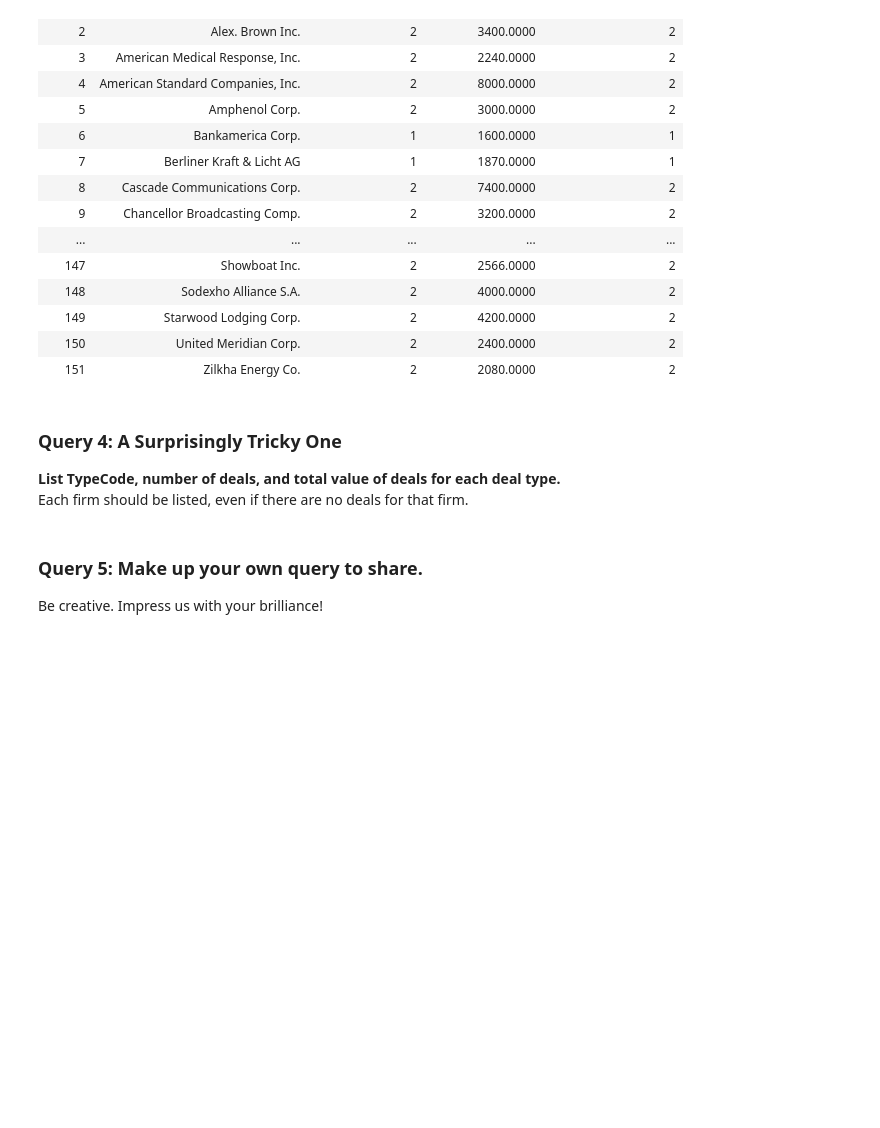
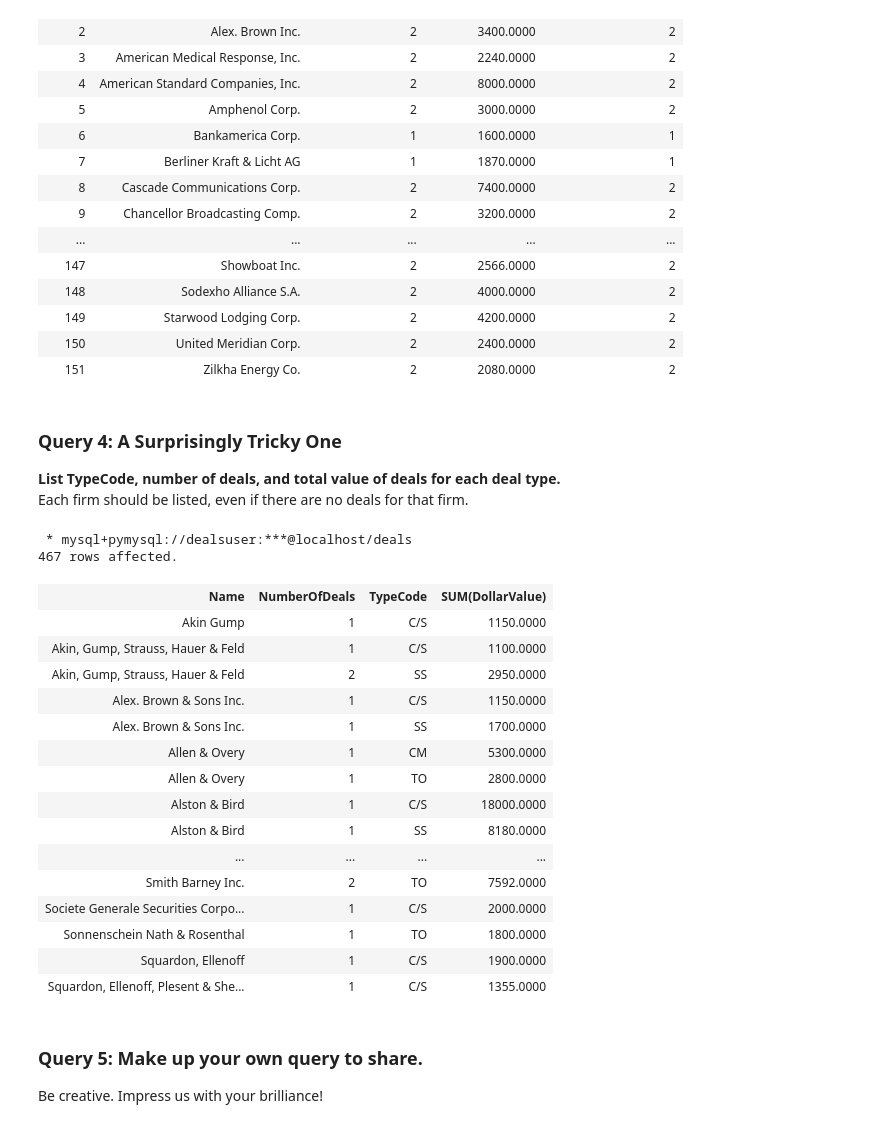
Before and after one commit to fairfield-university-ba-510-spring2019/deals-db-stuartweinstein, a Jupyter notebook: Deals_Part2.ipynb, the cells around one changed output. Drawn from its saved outputs; the diff is of its cells as text; code cells hidden in the pictures; blank space fills up the shorter version.

```diff
--- a/Deals_Part2.ipynb
+++ b/Deals_Part2.ipynb
@@ -291,6 +289,37 @@ GROUP BY DealID, DealName;
 ### Query 4: A Surprisingly Tricky One
 **List TypeCode, number of deals, and total value of deals for each deal type.**
 Each firm should be listed, even if there are no deals for that firm.
+# %%
+%%sql
+SELECT DISTINCT Name, COUNT(DealID)AS NumberOfDeals, TypeCode, SUM(DollarValue)
+FROM TypeCodes
+    JOIN DealTypes USING (TypeCode)
+    JOIN Deals USING (DealID)
+    JOIN DealParts USING (DealID)
+    JOIN Players USING (DealID)
+    JOIN PlayerSupports USING (PlayerID)
+    JOIN Firms USING (FirmID)
+GROUP BY Name, TypeCode
+ORDER BY Name;
+# %% [output]
+ * mysql+pymysql://dealsuser:***@localhost/deals
+467 rows affected.
+| Name | NumberOfDeals | TypeCode | SUM(DollarValue) |
+| Akin Gump | 1 | C/S | 1150.0000 |
+| Akin, Gump, Strauss, Hauer & Feld | 1 | C/S | 1100.0000 |
+| Akin, Gump, Strauss, Hauer & Feld | 2 | SS | 2950.0000 |
+| Alex. Brown & Sons Inc. | 1 | C/S | 1150.0000 |
+| Alex. Brown & Sons Inc. | 1 | SS | 1700.0000 |
+| Allen & Overy | 1 | CM | 5300.0000 |
+| Allen & Overy | 1 | TO | 2800.0000 |
+| Alston & Bird | 1 | C/S | 18000.0000 |
+| Alston & Bird | 1 | SS | 8180.0000 |
+| ... | ... | ... | ... |
+| Smith Barney Inc. | 2 | TO | 7592.0000 |
+| Societe Generale Securities Corpo... | 1 | C/S | 2000.0000 |
+| Sonnenschein Nath & Rosenthal | 1 | TO | 1800.0000 |
+| Squardon, Ellenoff | 1 | C/S | 1900.0000 |
+| Squardon, Ellenoff, Plesent & She... | 1 | C/S | 1355.0000 |
 # %% [markdown]
 ### Query 5: Make up your own query to share.
 Be creative. Impress us with your brilliance!
```
Also changed, not shown: parts of 3 cells of this notebook.
